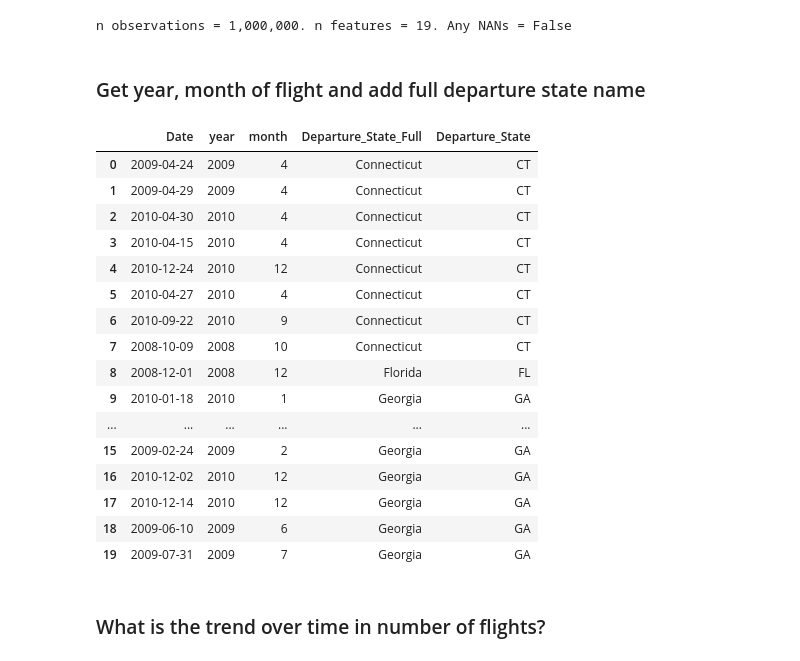
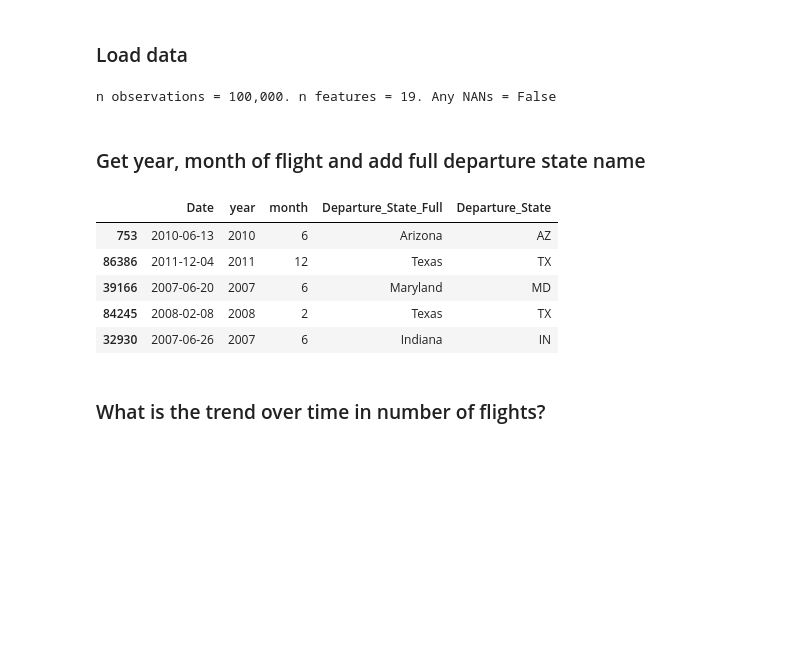
Before and after one commit to mattdns1006/flight, a Jupyter notebook: datatonic.ipynb, the cells around one changed output. Drawn from its saved outputs; the diff is of its cells as text; code cells hidden in the pictures; blank space fills up the shorter version.

```diff
--- a/datatonic.ipynb
+++ b/datatonic.ipynb
@@ -15,40 +15,31 @@ init_notebook_mode(connected=True)
 from state_abbr import states as states_dict
 
 FIG_SIZE = (15,5)
+# %% [markdown]
+### Load data
 # %%
-size = 'medium' # ['small','medium','large']
-flights = pd.read_csv("flights_{0}.csv".format(size))
-flights["Date"] = pd.to_datetime(flights["Date"])
+data_size = 'small' # ['small','medium','large']
+flights = pd.read_csv("flights_{0}.csv".format(data_size))
+flights["Date"] = pd.to_datetime(flights["Date"]) # format date
+any_nans = flights.isnull().values.any()
 n,m = flights.shape
-any_nans = flights.isnull().values.any()
 print("n observations = {0:,}. n features = {1}. Any NANs = {2}".format(n,m,any_nans))
 # %% [output]
-n observations = 1,000,000. n features = 19. Any NANs = False
+n observations = 100,000. n features = 19. Any NANs = False
 # %% [markdown]
 ### Get year, month of flight and add full departure state name
 # %%
 flights.insert(loc=1,column="month",value=pd.DatetimeIndex(flights['Date']).month)
 flights.insert(loc=1,column="year",value=pd.DatetimeIndex(flights['Date']).year)
 flights['Departure_State_Full'] = flights.Departure_State.apply(lambda state: states_dict[state])
-flights[["Date","year","month",'Departure_State_Full','Departure_State']].head(20)
+flights[["Date","year","month",'Departure_State_Full','Departure_State']].sample(5)
 # %% [output]
 |  | Date | year | month | Departure_State_Full | Departure_State |
-| 0 | 2009-04-24 | 2009 | 4 | Connecticut | CT |
-| 1 | 2009-04-29 | 2009 | 4 | Connecticut | CT |
-| 2 | 2010-04-30 | 2010 | 4 | Connecticut | CT |
-| 3 | 2010-04-15 | 2010 | 4 | Connecticut | CT |
-| 4 | 2010-12-24 | 2010 | 12 | Connecticut | CT |
-| 5 | 2010-04-27 | 2010 | 4 | Connecticut | CT |
-| 6 | 2010-09-22 | 2010 | 9 | Connecticut | CT |
-| 7 | 2008-10-09 | 2008 | 10 | Connecticut | CT |
-| 8 | 2008-12-01 | 2008 | 12 | Florida | FL |
-| 9 | 2010-01-18 | 2010 | 1 | Georgia | GA |
-| ... | ... | ... | ... | ... | ... |
-| 15 | 2009-02-24 | 2009 | 2 | Georgia | GA |
-| 16 | 2010-12-02 | 2010 | 12 | Georgia | GA |
-| 17 | 2010-12-14 | 2010 | 12 | Georgia | GA |
-| 18 | 2009-06-10 | 2009 | 6 | Georgia | GA |
-| 19 | 2009-07-31 | 2009 | 7 | Georgia | GA |
+| 753 | 2010-06-13 | 2010 | 6 | Arizona | AZ |
+| 86386 | 2011-12-04 | 2011 | 12 | Texas | TX |
+| 39166 | 2007-06-20 | 2007 | 6 | Maryland | MD |
+| 84245 | 2008-02-08 | 2008 | 2 | Texas | TX |
+| 32930 | 2007-06-26 | 2007 | 6 | Indiana | IN |
 # %% [markdown]
 ### What is the trend over time in number of flights?
 # %%
```
Also changed, not shown: parts of 52 cells of this notebook.
